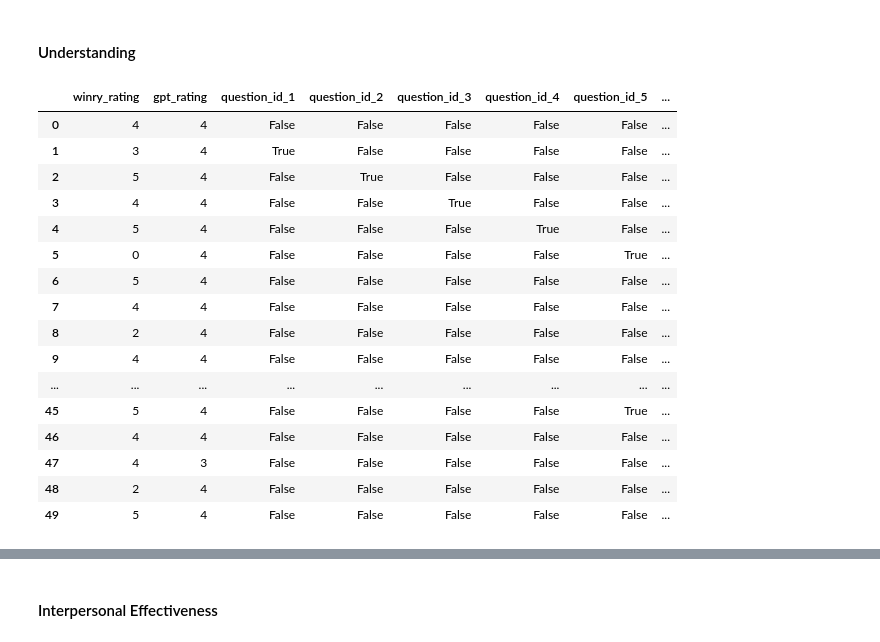
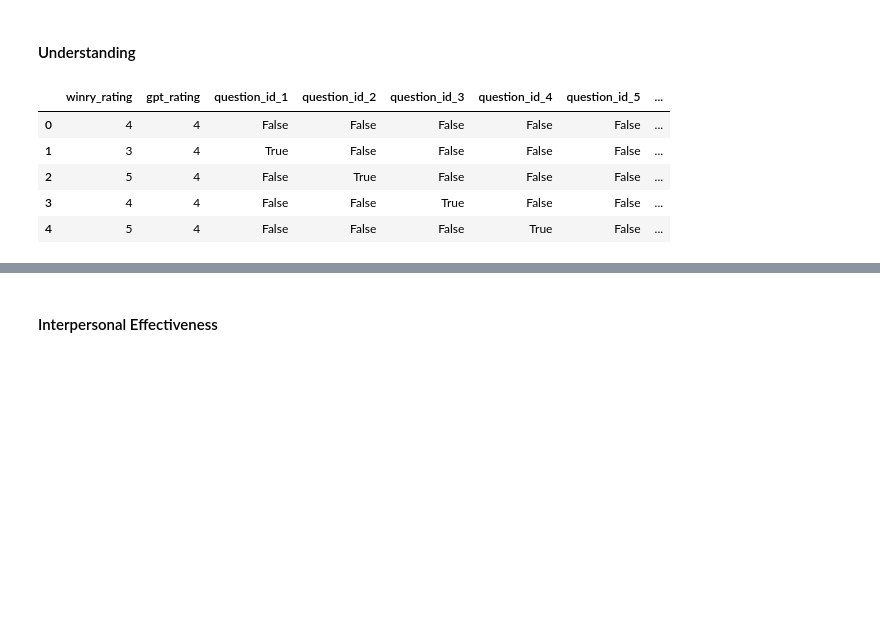
Before and after one commit to embedded-robotics/mental-health-agents, a Jupyter notebook: src/dpo-finetuning/winry_response_evaluation.ipynb, the cells around one changed output, grey strips where cells are left out. Drawn from its saved outputs; the diff is of its cells as text; code cells hidden in the pictures; blank space fills up the shorter version.

```diff
--- a/src/dpo-finetuning/winry_response_evaluation.ipynb
+++ b/src/dpo-finetuning/winry_response_evaluation.ipynb
@@ -1027,29 +1029,18 @@ correlation_df
 # %%
 understanding_fe = pd.DataFrame()
 
 understanding_fe['winry_rating'] = winry_corr_df['understanding']
 understanding_fe['gpt_rating'] = filtered_corr_df['understanding']
 understanding_fe['question_id'] = winry_corr_df['question_id'].astype('object')
 understanding_fe = pd.get_dummies(understanding_fe, columns=['question_id'], drop_first=True)
-understanding_fe
+understanding_fe.head()
 # %% [output]
 |  | winry_rating | gpt_rating | question_id_1 | question_id_2 | question_id_3 | question_id_4 | question_id_5 | ... |
 | 0 | 4 | 4 | False | False | False | False | False | ... |
 | 1 | 3 | 4 | True | False | False | False | False | ... |
 | 2 | 5 | 4 | False | True | False | False | False | ... |
 | 3 | 4 | 4 | False | False | True | False | False | ... |
 | 4 | 5 | 4 | False | False | False | True | False | ... |
-| 5 | 0 | 4 | False | False | False | False | True | ... |
-| 6 | 5 | 4 | False | False | False | False | False | ... |
-| 7 | 4 | 4 | False | False | False | False | False | ... |
-| 8 | 2 | 4 | False | False | False | False | False | ... |
-| 9 | 4 | 4 | False | False | False | False | False | ... |
-| ... | ... | ... | ... | ... | ... | ... | ... | ... |
-| 45 | 5 | 4 | False | False | False | False | True | ... |
-| 46 | 4 | 4 | False | False | False | False | False | ... |
-| 47 | 4 | 3 | False | False | False | False | False | ... |
-| 48 | 2 | 4 | False | False | False | False | False | ... |
-| 49 | 5 | 4 | False | False | False | False | False | ... |
 # %%
 X_data = understanding_fe[['gpt_rating','question_id_1', 'question_id_2', 'question_id_3', 'question_id_4', 'question_id_5', 'question_id_6', 'question_id_7', 'question_id_8', 'question_id_9']]
 y_data = understanding_fe['winry_rating']
```
Also changed, not shown: parts of 35 cells of this notebook, 2 other files.
